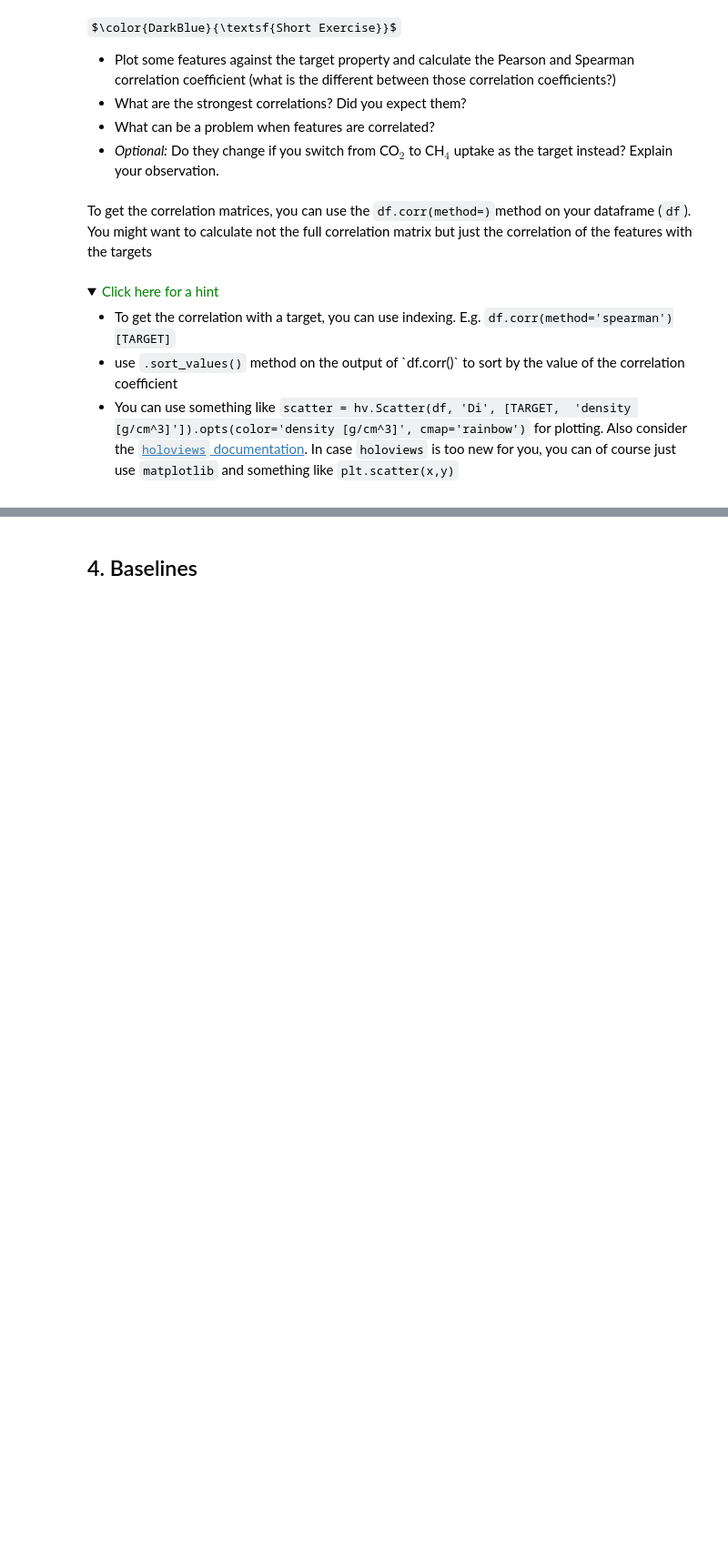
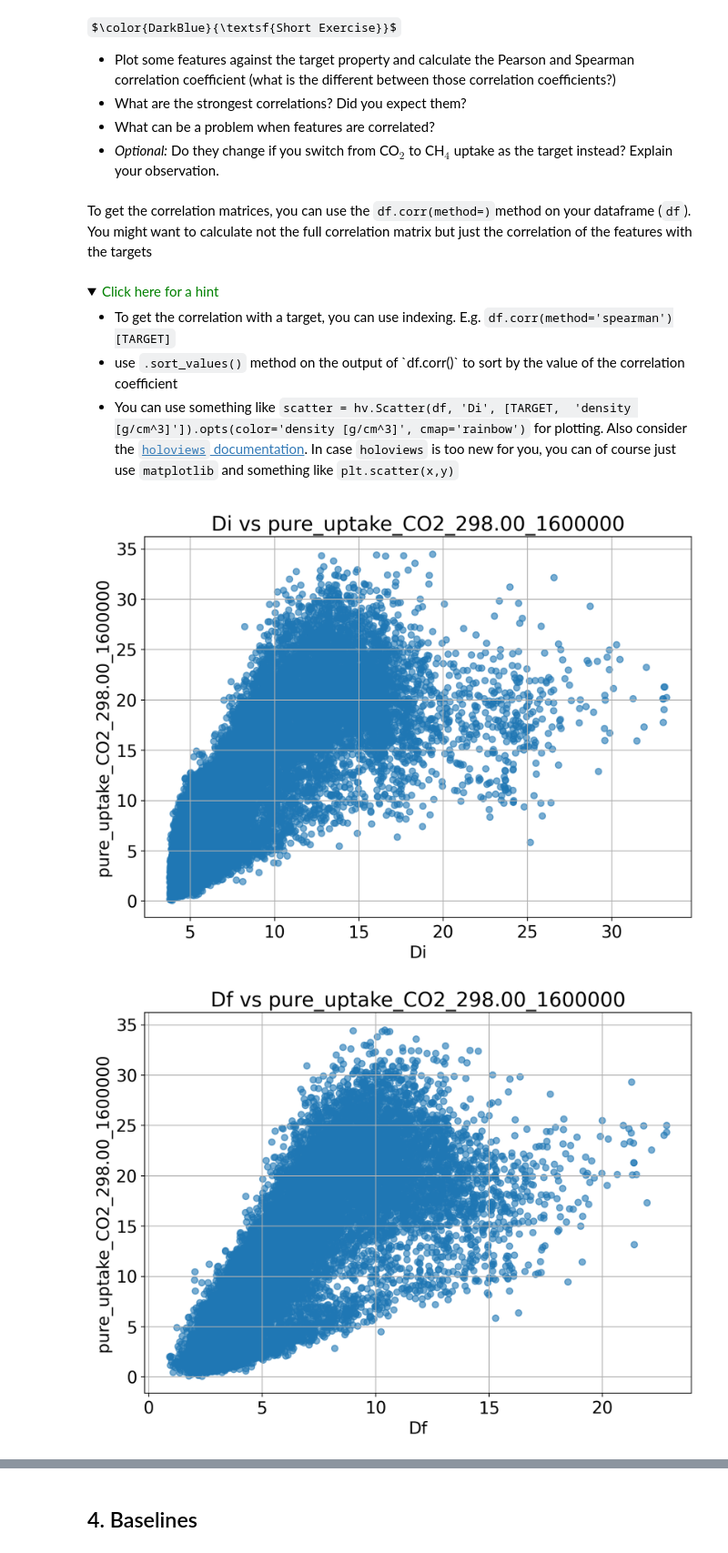
Before and after one commit to NaomiPant/ml_project_ch315, a Jupyter notebook: groupM_block3_project.ipynb, the cells around one changed output, grey strips where cells are left out. Shown at 91% size. Saved outputs shown, nothing was run; the diff lists cells and outputs as text; code cells hidden in the pictures; folded sections open; some formulas as TeX source; blank space fills up the shorter version.

```diff
--- a/groupM_block3_project.ipynb
+++ b/groupM_block3_project.ipynb
@@ -68,8 +68,8 @@ import matplotlib.pyplot as plt
 from pymatviz.histogram import histogram
 
 RANDOM_SEED = 4242424242
-DATA_DIR = './'
-DATA_FILE = os.path.join(DATA_DIR, 'data.csv')
+DATA_DIR = 'data'
+DATA_FILE = os.path.join( 'data.csv')
 
 np.random.seed(RANDOM_SEED)
 # %%
@@ -591,0 +598,25 @@ To get the correlation matrices, you can use the `df.corr(method=)`method on you
+# %%
+#Plot some features against the target property
+# Choose some features (first 6 features)
+selected_features = FEATURES[:6]
+
+for feat in selected_features:
+    plt.figure(figsize=(8,6))
+    plt.scatter(df[feat], df[TARGET], alpha=0.6)
+    plt.xlabel(feat)
+    plt.ylabel(TARGET)
+    plt.title(f"{feat} vs {TARGET}")
+    plt.grid(True)
+    plt.show()
+
+#calculate Pearson and Spearman correlation coefficient
+pearson_corr = df[FEATURES + [TARGET]].corr(method='pearson')[TARGET].sort_values(ascending=False)
+print("Top features by Pearson correlation:")
+print(pearson_corr.head(10))
+
+spearman_corr = df[FEATURES + [TARGET]].corr(method='spearman')[TARGET].sort_values(ascending=False)
+print("\nTop features by Spearman correlation:")
+print(spearman_corr.head(10))
+# %% [output]
+[figure, added]
+[figure, added]
```
Also changed, not shown: parts of 6 cells of this notebook.
